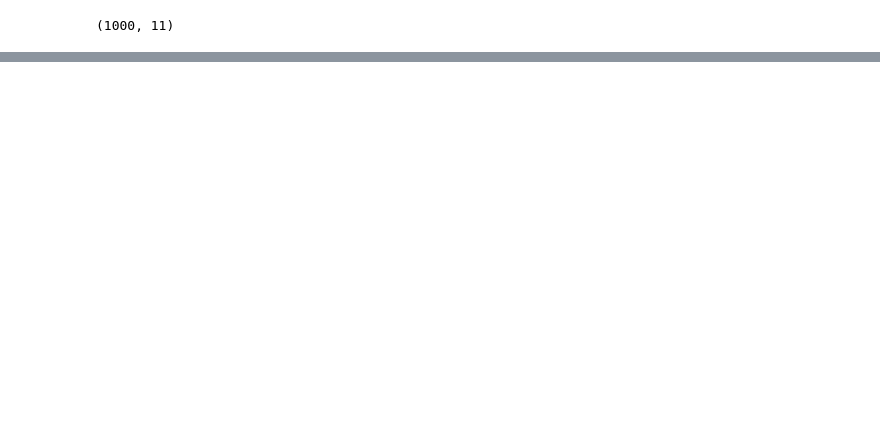
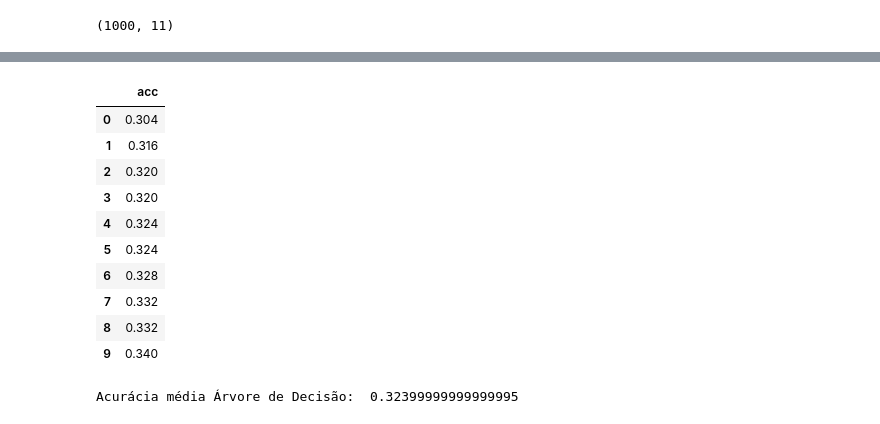
Before and after one commit to WillianCella/ModelosDeAprendizadoSupervisionado, a Jupyter notebook: Trabalho_1_–_Modelos_de_Aprendizado_Supervisionado.ipynb, the cells around one changed output, grey strips where cells are left out. Saved outputs shown, nothing was run; the diff lists cells and outputs as text; code cells hidden in the pictures; blank space fills up the shorter version.

```diff
--- a/Trabalho_1_–_Modelos_de_Aprendizado_Supervisionado.ipynb
+++ b/Trabalho_1_–_Modelos_de_Aprendizado_Supervisionado.ipynb
@@ -159,3 +138,36 @@ for cr in criterion:
+# %%
+# DT - Arvore de descisao
+dt_result = []
+
+for i in range(1, 11):
+  treeD = DecisionTreeClassifier(max_depth=10, min_samples_split=3) # utilizando critério gini e splitter best - default
+  treeD = treeD.fit(x_treino, y_treino)
+  opiniaoTree = treeD.predict(x_teste)
+  predTree = treeD.predict(x_teste)
+  resultTree = accuracy_score(y_teste, opiniaoTree)
+  dt_result.append({
+       'acc': resultTree,
+       'predict': predTree})
+
+dt_result.sort(key=lambda x: x['acc']) # orderna pela % acuracia
+df_dt = pd.DataFrame.from_dict(dt_result)
+
+dt_pred = df_dt['predict'].values[round(df_dt['acc'].count()/2)-1]
+display(df_dt[['acc']])
+print(f'Acurácia média Árvore de Decisão: ', df_dt['acc'].mean())
+# %% [output]
+|  | acc |
+| 0 | 0.304 |
+| 1 | 0.316 |
+| 2 | 0.320 |
+| 3 | 0.320 |
+| 4 | 0.324 |
+| 5 | 0.324 |
+| 6 | 0.328 |
+| 7 | 0.332 |
+| 8 | 0.332 |
+| 9 | 0.340 |
+Acurácia média Árvore de Decisão:  0.32399999999999995
 # %%
 # RF - Floresta randomica
 rf_best_result = []
```
Also changed, not shown: parts of 4 cells of this notebook.
